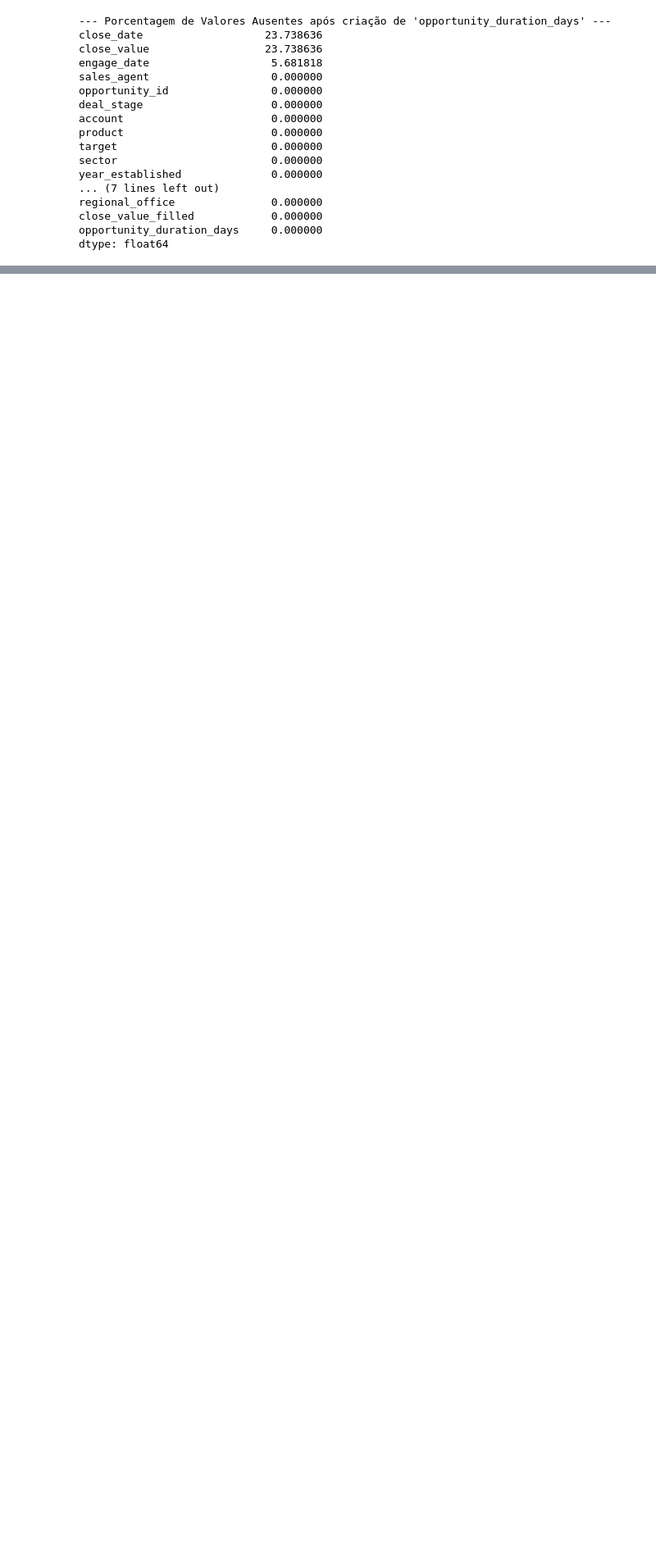
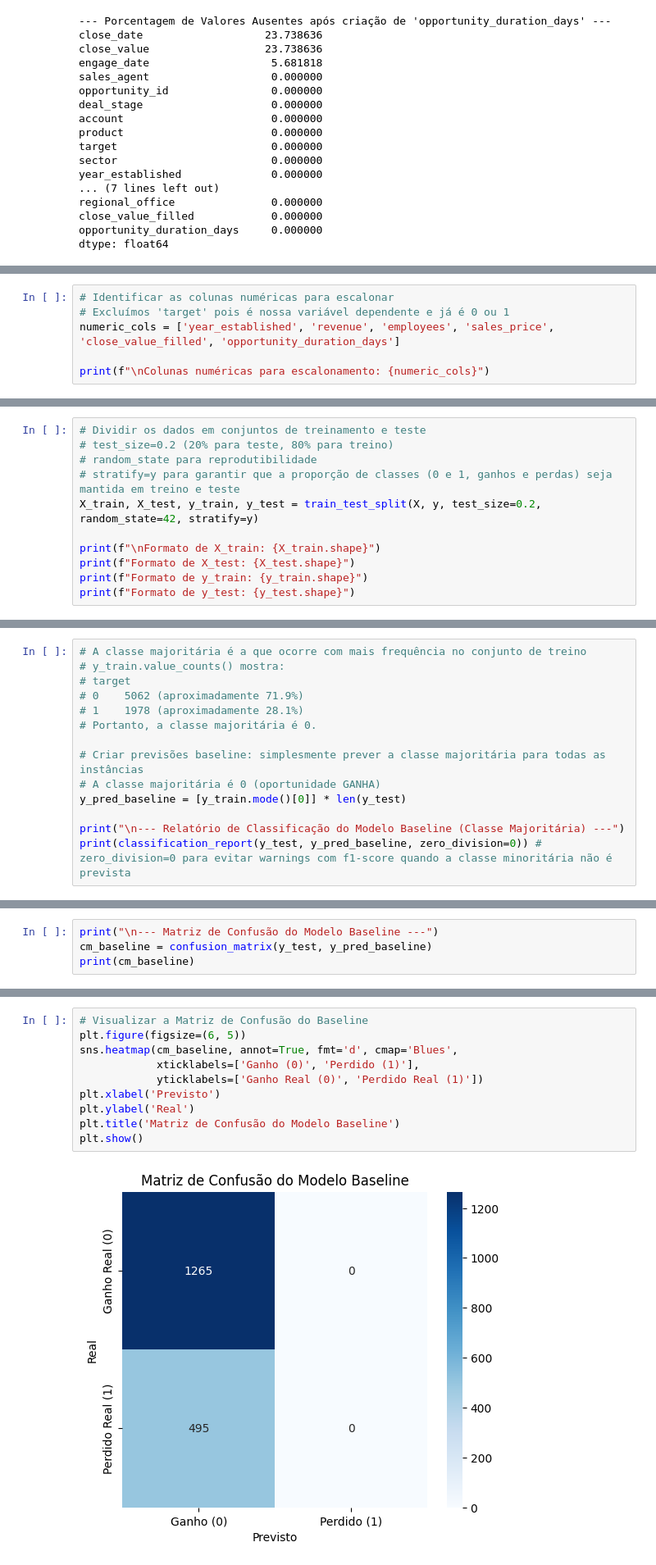
Before and after one commit to muriloWeber/crm_opportunity_loss_prediction, a Jupyter notebook: notebooks/02_data_preparation.ipynb, the cells around one changed output, grey strips where cells are left out. Shown at 82% size. Saved outputs shown, nothing was run; the diff lists cells and outputs as text; blank space fills up the shorter version.

```diff
--- a/notebooks/02_data_preparation.ipynb
+++ b/notebooks/02_data_preparation.ipynb
@@ -215,0 +321,6 @@ dtype: float64
+# %%
+# Identificar as colunas numéricas para escalonar
+# Excluímos 'target' pois é nossa variável dependente e já é 0 ou 1
+numeric_cols = ['year_established', 'revenue', 'employees', 'sales_price', 'close_value_filled', 'opportunity_duration_days']
+
+print(f"\nColunas numéricas para escalonamento: {numeric_cols}")
@@ -215,0 +377,11 @@ dtype: float64
+# %%
+# Dividir os dados em conjuntos de treinamento e teste
+# test_size=0.2 (20% para teste, 80% para treino)
+# random_state para reprodutibilidade
+# stratify=y para garantir que a proporção de classes (0 e 1, ganhos e perdas) seja mantida em treino e teste
+X_train, X_test, y_train, y_test = train_test_split(X, y, test_size=0.2, random_state=42, stratify=y)
+
+print(f"\nFormato de X_train: {X_train.shape}")
+print(f"Formato de X_test: {X_test.shape}")
+print(f"Formato de y_train: {y_train.shape}")
+print(f"Formato de y_test: {y_test.shape}")
@@ -215,0 +417,14 @@ dtype: float64
+# %%
+# A classe majoritária é a que ocorre com mais frequência no conjunto de treino
+# y_train.value_counts() mostra:
+# target
+# 0    5062 (aproximadamente 71.9%)
+# 1    1978 (aproximadamente 28.1%)
+# Portanto, a classe majoritária é 0.
+
+# Criar previsões baseline: simplesmente prever a classe majoritária para todas as instâncias
+# A classe majoritária é 0 (oportunidade GANHA)
+y_pred_baseline = [y_train.mode()[0]] * len(y_test)
+
+print("\n--- Relatório de Classificação do Modelo Baseline (Classe Majoritária) ---")
+print(classification_report(y_test, y_pred_baseline, zero_division=0)) # zero_division=0 para evitar warnings com f1-score quando a classe minoritária não é prevista
@@ -215,0 +441,4 @@ dtype: float64
+# %%
+print("\n--- Matriz de Confusão do Modelo Baseline ---")
+cm_baseline = confusion_matrix(y_test, y_pred_baseline)
+print(cm_baseline)
@@ -215,0 +449,12 @@ dtype: float64
+# %%
+# Visualizar a Matriz de Confusão do Baseline
+plt.figure(figsize=(6, 5))
+sns.heatmap(cm_baseline, annot=True, fmt='d', cmap='Blues',
+            xticklabels=['Ganho (0)', 'Perdido (1)'],
+            yticklabels=['Ganho Real (0)', 'Perdido Real (1)'])
+plt.xlabel('Previsto')
+plt.ylabel('Real')
+plt.title('Matriz de Confusão do Modelo Baseline')
+plt.show()
+# %% [output]
+[figure, added]
```
Also changed, not shown: parts of 46 cells of this notebook, 1 other file.
